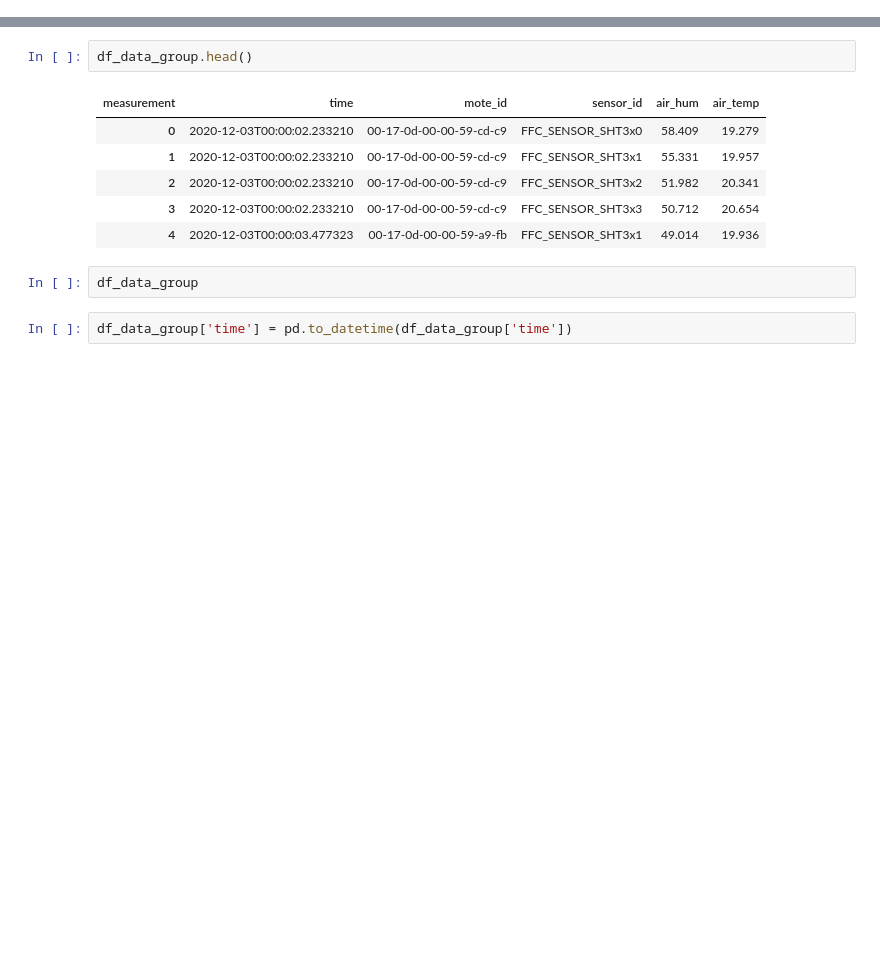
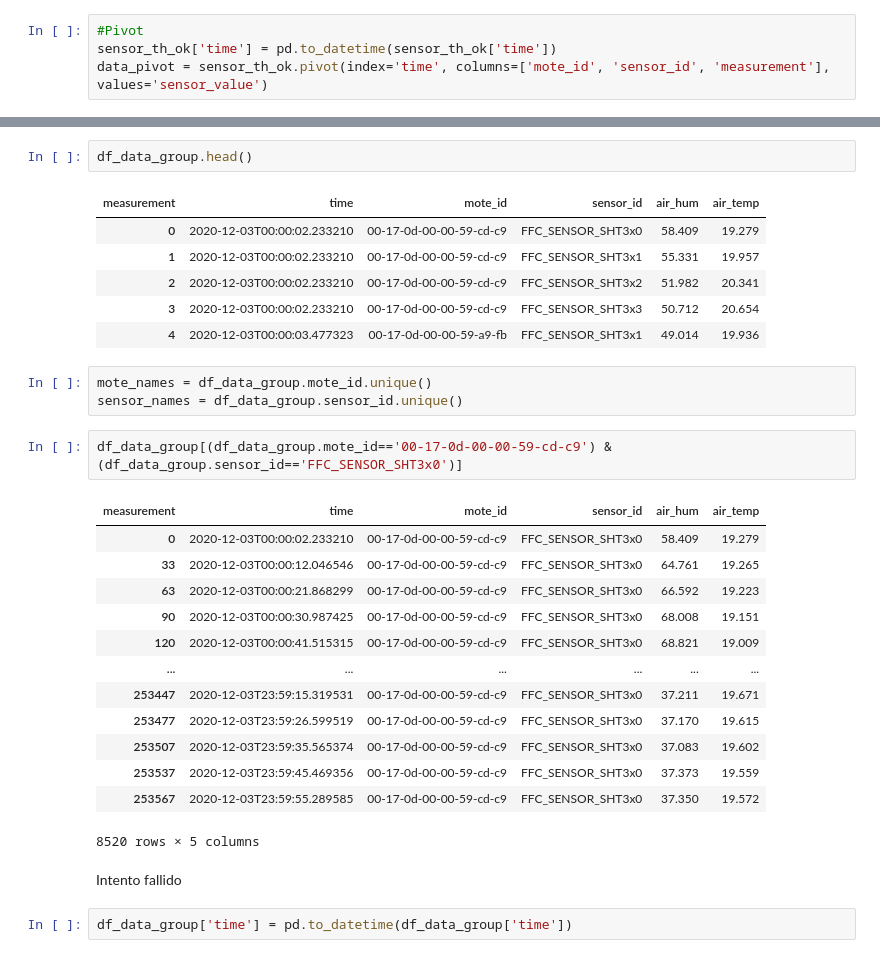
Before and after one commit to hernanlira/hl_frost, a Jupyter notebook: 07_data_and_var_testing.ipynb, the cells around one changed output, grey strips where cells are left out. Saved outputs shown, nothing was run; the diff lists cells and outputs as text; blank space fills up the shorter version.

```diff
--- a/07_data_and_var_testing.ipynb
+++ b/07_data_and_var_testing.ipynb
@@ -50,0 +53,4 @@ sensor_th_ok.head()
+# %%
+#Pivot
+sensor_th_ok['time'] = pd.to_datetime(sensor_th_ok['time'])
+data_pivot = sensor_th_ok.pivot(index='time', columns=['mote_id', 'sensor_id', 'measurement'], values='sensor_value')
@@ -77,8 +116,27 @@ df_data_group.head()
 | 2 | 2020-12-03T00:00:02.233210 | 00-17-0d-00-00-59-cd-c9 | FFC_SENSOR_SHT3x2 | 51.982 | 20.341 |
 | 3 | 2020-12-03T00:00:02.233210 | 00-17-0d-00-00-59-cd-c9 | FFC_SENSOR_SHT3x3 | 50.712 | 20.654 |
 | 4 | 2020-12-03T00:00:03.477323 | 00-17-0d-00-00-59-a9-fb | FFC_SENSOR_SHT3x1 | 49.014 | 19.936 |
-# %%
-df_data_group
+# %%
+mote_names = df_data_group.mote_id.unique()
+sensor_names = df_data_group.sensor_id.unique()
+# %%
+df_data_group[(df_data_group.mote_id=='00-17-0d-00-00-59-cd-c9') & (df_data_group.sensor_id=='FFC_SENSOR_SHT3x0')]
+# %% [output]
+| measurement | time | mote_id | sensor_id | air_hum | air_temp |
+| 0 | 2020-12-03T00:00:02.233210 | 00-17-0d-00-00-59-cd-c9 | FFC_SENSOR_SHT3x0 | 58.409 | 19.279 |
+| 33 | 2020-12-03T00:00:12.046546 | 00-17-0d-00-00-59-cd-c9 | FFC_SENSOR_SHT3x0 | 64.761 | 19.265 |
+| 63 | 2020-12-03T00:00:21.868299 | 00-17-0d-00-00-59-cd-c9 | FFC_SENSOR_SHT3x0 | 66.592 | 19.223 |
+| 90 | 2020-12-03T00:00:30.987425 | 00-17-0d-00-00-59-cd-c9 | FFC_SENSOR_SHT3x0 | 68.008 | 19.151 |
+| 120 | 2020-12-03T00:00:41.515315 | 00-17-0d-00-00-59-cd-c9 | FFC_SENSOR_SHT3x0 | 68.821 | 19.009 |
+| ... | ... | ... | ... | ... | ... |
+| 253447 | 2020-12-03T23:59:15.319531 | 00-17-0d-00-00-59-cd-c9 | FFC_SENSOR_SHT3x0 | 37.211 | 19.671 |
+| 253477 | 2020-12-03T23:59:26.599519 | 00-17-0d-00-00-59-cd-c9 | FFC_SENSOR_SHT3x0 | 37.170 | 19.615 |
+| 253507 | 2020-12-03T23:59:35.565374 | 00-17-0d-00-00-59-cd-c9 | FFC_SENSOR_SHT3x0 | 37.083 | 19.602 |
+| 253537 | 2020-12-03T23:59:45.469356 | 00-17-0d-00-00-59-cd-c9 | FFC_SENSOR_SHT3x0 | 37.373 | 19.559 |
+| 253567 | 2020-12-03T23:59:55.289585 | 00-17-0d-00-00-59-cd-c9 | FFC_SENSOR_SHT3x0 | 37.350 | 19.572 |
+8520 rows × 5 columns
+# %% [markdown]
+Intento fallido
 # %%
 df_data_group['time'] = pd.to_datetime(df_data_group['time'])
 # %%
```
Also changed, not shown: parts of 6 cells of this notebook.
